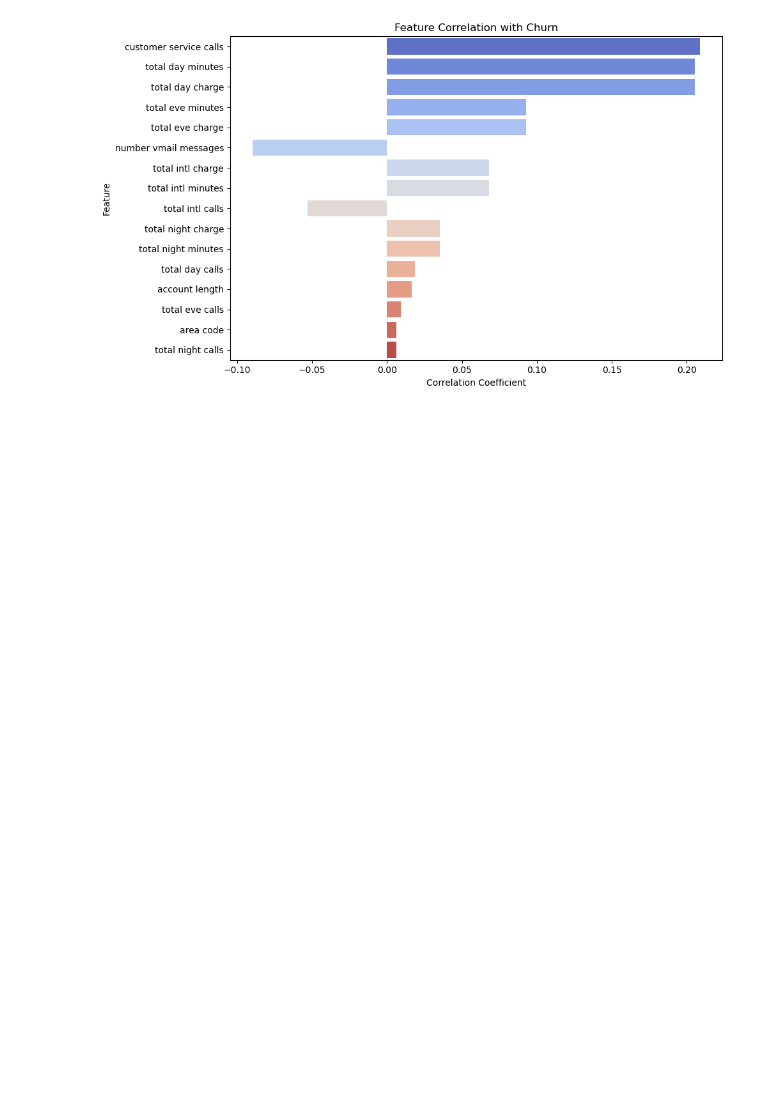
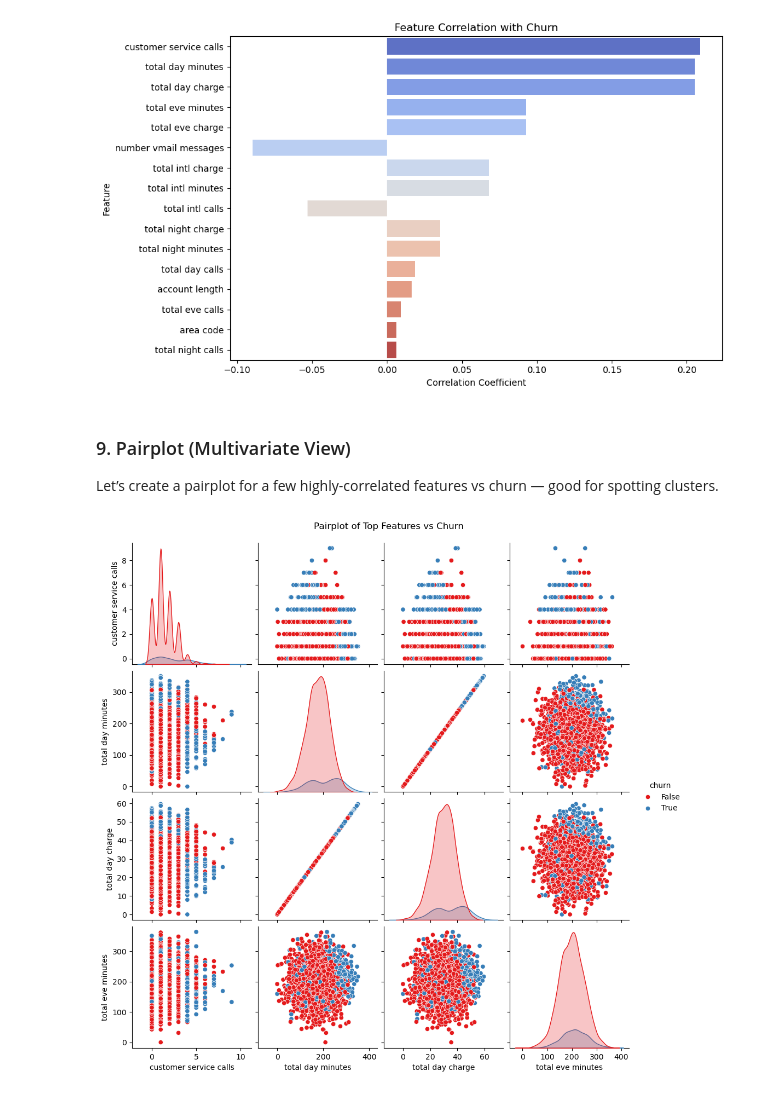
Before and after one commit to Tinah-91/SyriaTel-Customer-Churn-, a Jupyter notebook: notebooks/SyriaTel Customer Churn.ipynb, the cells around one changed output. Drawn from its saved outputs; the diff is of its cells as text; code cells hidden in the pictures; blank space fills up the shorter version.

```diff
--- a/notebooks/SyriaTel Customer Churn.ipynb
+++ b/notebooks/SyriaTel Customer Churn.ipynb
@@ -439,3 +439,14 @@ plt.tight_layout()
 plt.show()
 # %% [output]
 [figure]
+# %% [markdown]
+###  9. Pairplot (Multivariate View)
+Let’s create a pairplot for a few highly-correlated features vs churn — good for spotting clusters.
+# %%
+# 9. Pairplot for multivariate relationships
+top_corr_features = correlations.head(4).index.tolist()  # Top 4 features
+sns.pairplot(df[top_corr_features + ['churn']], hue='churn', palette='Set1', diag_kind='kde')
+plt.suptitle("Pairplot of Top Features vs Churn", y=1.02)
+plt.show()
+# %% [output]
+[figure, added]
```
